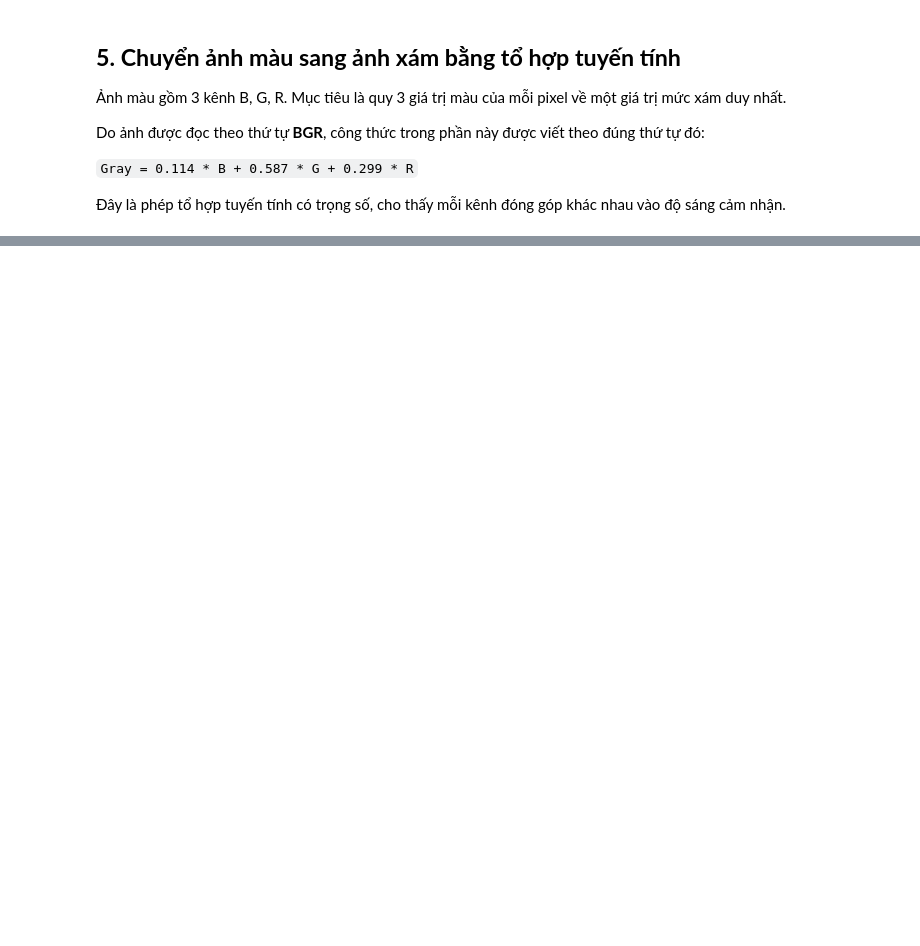
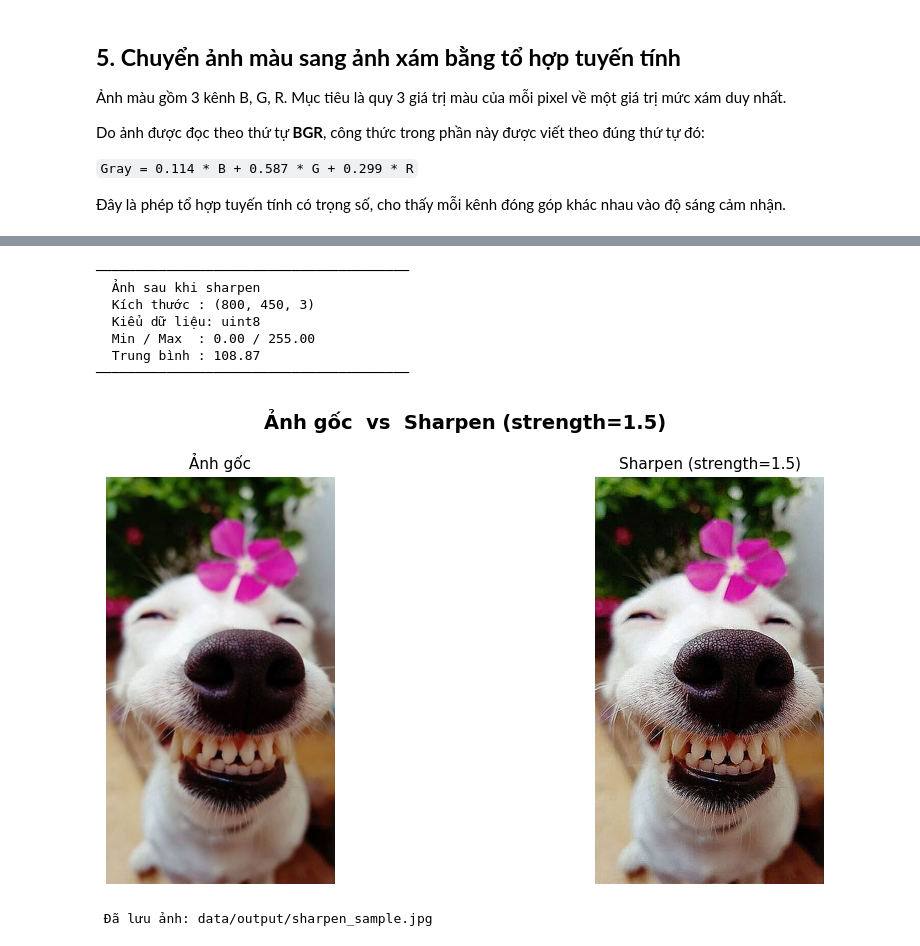
Before and after one commit to thuytranj/Image_Processing, a Jupyter notebook: main.ipynb, the cells around one changed output, grey strips where cells are left out. Cells and saved outputs as stored; diff of their text form; code cells hidden in the pictures; blank space fills up the shorter version.

```diff
--- a/main.ipynb
+++ b/main.ipynb
@@ -149 +191,26 @@ save_image(gray_image, 'data/output/grayscale_sample.jpg')
+# %%
+# ── Cell 7: Sharpening ──────────────────────────
+# Làm sắc nét để làm nổi bật chi tiết ảnh
+sharpen_strength = 1.5
+sharp_image = sharpen(img, kernel_type='laplacian', strength=sharpen_strength)
+
+matrix_info(sharp_image, label='Ảnh sau khi sharpen')
+show_comparison(
+    img,
+    sharp_image,
+    title_orig='Ảnh gốc',
+    title_proc=f'Sharpen (strength={sharpen_strength})'
+)
+
+save_image(sharp_image, 'data/output/sharpen_sample.jpg')
+# %% [output]
+────────────────────────────────────────
+  Ảnh sau khi sharpen
+  Kích thước : (800, 450, 3)
+  Kiểu dữ liệu: uint8
+  Min / Max  : 0.00 / 255.00
+  Trung bình : 108.87
+────────────────────────────────────────
+[figure, added]
+ Đã lưu ảnh: data/output/sharpen_sample.jpg
 # %% [markdown]
```
Also changed, not shown: parts of 11 cells of this notebook, 6 other files.
